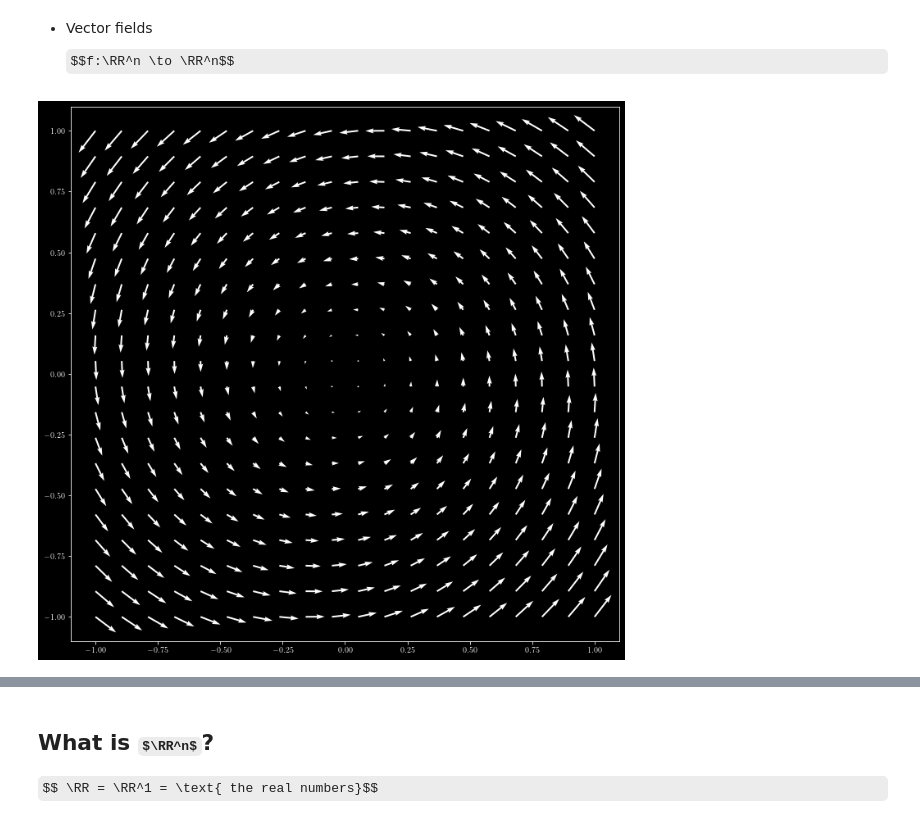
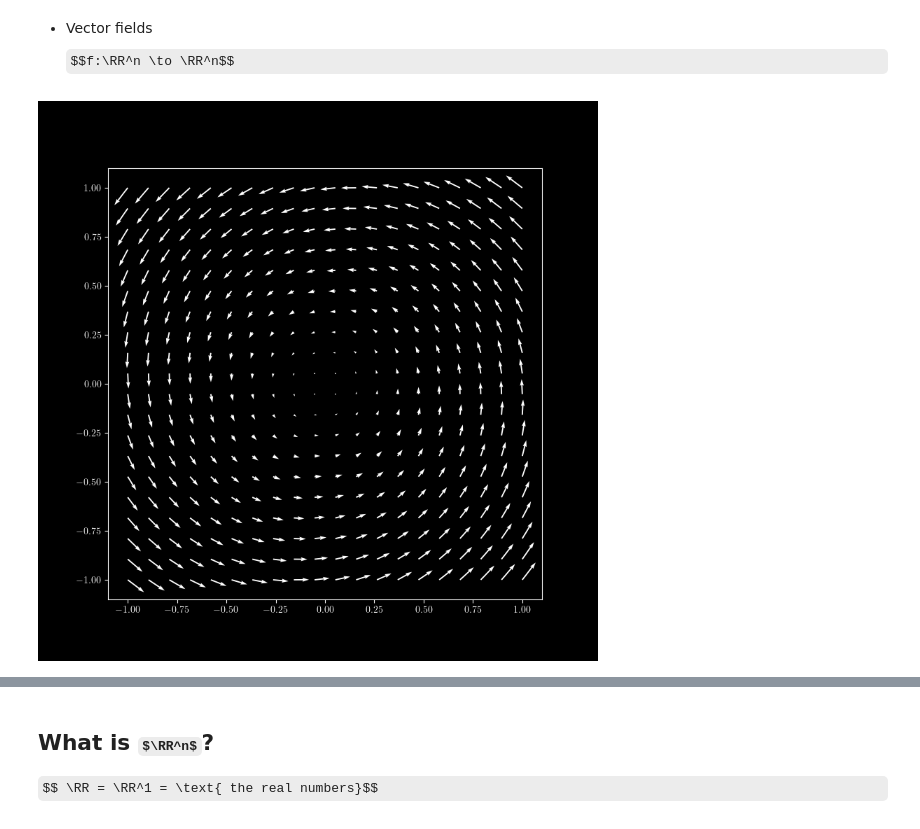
Before and after one commit to drewyoungren/mvc, a Jupyter notebook: lec/mvc-L01.ipynb, the cells around one changed output, grey strips where cells are left out. Drawn from its saved outputs; the diff is of its cells as text; code cells hidden in the pictures; some formulas as TeX source.

```diff
--- a/lec/mvc-L01.ipynb
+++ b/lec/mvc-L01.ipynb
@@ -98,16 +105,18 @@ plt.colorbar();
 # %% [markdown]
   - Vector fields $$f:\RR^n \to \RR^n$$
 # %%
-plt.close("A vector field")
-fig = plt.figure("A vector field",figsize=(12,12))
-ax = fig.gca()
+TITLE = "A vector field"
+if TITLE in plt.get_figlabels():
+    plt.close(TITLE)
+fig = plt.figure(TITLE, figsize=(8,8))
+ax = fig.add_subplot()
 
 x = y = np.linspace(-1,1,20)
 x, y = np.meshgrid(x, y)
 
 ax.quiver(x, y, -y - x/10, x - y/6,color='w');
 # %% [output]
-[figure, old version]
+[figure, new version]
 # %% [markdown]
 <p style="padding-bottom:40%;"> </p>
 # %% [markdown]
```
Also changed, not shown: parts of 18 cells of this notebook.
